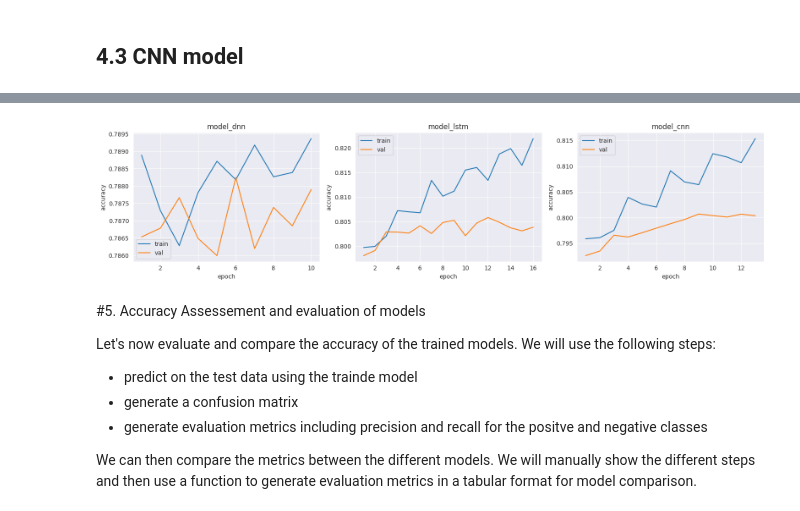
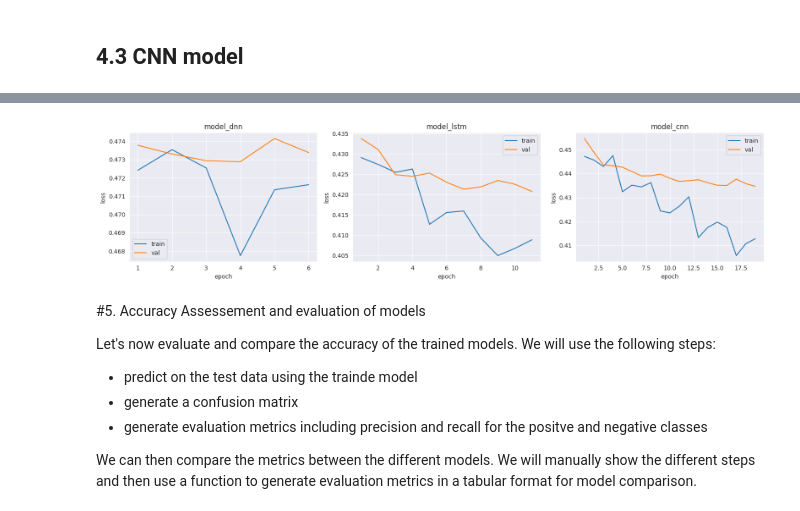
Before and after one commit to bparment1/deep-learning-nlp-intro, a Jupyter notebook: DNN_and_embedding_NLP_deep_learning.ipynb, the cells around one changed output, grey strips where cells are left out. Saved outputs shown, nothing was run; the diff lists cells and outputs as text; code cells hidden in the pictures.

```diff
--- a/DNN_and_embedding_NLP_deep_learning.ipynb
+++ b/DNN_and_embedding_NLP_deep_learning.ipynb
@@ -986,13 +1000,13 @@ x = layers.Embedding(input_dim = vocab_size,
 x = layers.Conv1D(16,kernel_size=5,padding='valid',activation='relu')(x)
 x = layers.GlobalAveragePooling1D()(x)
 outputs = layers.Dense(num_classes, activation="softmax")(x) # create the output layer, want binary outputs so use sigmoid activation
-model_cnn = tf.keras.Model(inputs, outputs, name= "model_cnn") # construct the model
+model_cnn = keras.Model(inputs, outputs, name= "model_cnn") # construct the model
 
 model_cnn._name = 'model_cnn' # set keras model name
 
 ## Compile model
-model_cnn.compile(optimizer=tf.keras.optimizers.Adam(),
-              loss=tf.keras.losses.SparseCategoricalCrossentropy(),
+model_cnn.compile(optimizer=keras.optimizers.Adam(),
+              loss=keras.losses.SparseCategoricalCrossentropy(),
               metrics=['accuracy'])
 
 model_cnn.summary()
@@ -1017,10 +1035,11 @@ _________________________________________________________________
 # %%
+#4-5min
 # Fit model
 batch_size =128
 epochs = 1
 # Fit model: takes between 50 and 60 minutes for epoch 10, about 10-12 minutes for 2 epochs
 
-cnn_history = model_cnn.fit(X_train,
+cnn_history = model_cnn.fit(X_train.values,
                 y_train,
                 batch_size=batch_size,
                 epochs=epochs,
@@ -1041,11 +1064,13 @@ Useful links:
+# %%
+model_path ='/content/gdrive/MyDrive/Colab Notebooks/deep-learning-nlp-intro/DNN_and_embedding_nlp/models'
 # %%
 list_models=[model_dnn,model_lstm,model_cnn] #use the model
 
 list_hist_df=[]
-epochs = 20
-#epochs=2
+epochs = epoch_val
 batch_size = 128
 steps_per_epoch=2600
+
 
 #if run_model=True then train model and store weights and history
 if run_model==True:
@@ -1062,10 +1087,10 @@ if run_model==True:
     if not os.path.exists(SAVE_DIR):
       os.makedirs(SAVE_DIR)
     print(SAVE_DIR)
-    callback_model_checkpoint = keras.callbacks.ModelCheckpoint(filepath=SAVE_DIR,
+    callback_model_checkpoint = keras.callbacks.ModelCheckpoint(filepath=os.path.join(SAVE_DIR,f'{model_name}.keras'),
                                                     monitor='val_accuracy',
                                                     save_best_only=True)
-    history_model = model.fit(X_train,
+    history_model = model.fit(X_train.values,
                 y_train,
                 batch_size=batch_size,
                 epochs=epochs,
@@ -1084,7 +1109,8 @@ if run_model==True:
     hist_csv_file = 'history_'+model_name+'_'+out_suffix+'.csv'
     with open(hist_csv_file, mode='w') as f:
         hist_df.to_csv(f)
-    model.save(model_name+'_'+out_suffix,save_format='tf')
+
+    model.save(f'{model_name}_{out_suffix}.keras')
     list_hist_df.append(hist_df)
     print("Saved model to disk ", model_name)
 
@@ -1099,17 +1125,19 @@ if run_model==False:
   for model_name in model_names:
     print(i)
     print(model_name)
-    fileglob ="*"+model_name+"*.h5"
+    fileglob ="*"+model_name+"*.keras"
     model_path_filename= os.path.join(model_path,fileglob) #classified
     model_path_filename = glob.glob(model_path_filename,recursive=False)[0]
     model=list_models[i]
     model.summary()
     print('This is the model path ',model_path_filename)
-    model.load_weights(model_path_filename)
+    model.load_weights(model_path_filename) #load pre-trained model weights
+
     fileglob ='*'+model_name+"*.csv"
     history_model_path = os.path.join(model_path,fileglob) #classified
     history_model_path = glob.glob(history_model_path,recursive=False)[0]
-    hist_df = pd.read_csv(history_model_path)
+    hist_df = pd.read_csv(history_model_path).drop(columns=['Unnamed: 0'])
+    hist_df.head()
     list_models[i]=model #put the updated model with weights in the list
     list_hist_df.append(hist_df)
     i=i+1
@@ -1161,21 +1220,21 @@ list_hist_df
 # %%
 num_models=3
 fig, ax = plt.subplots(1,num_models,figsize=(16,4))
 model_names=['model_dnn','model_lstm','model_cnn']
 
 for model_val in range(num_models):
   hist_df=list_hist_df[model_val]
   hist_df['epoch']=np.arange(1,hist_df.shape[0]+1)
-  ax[model_val].plot(hist_df['epoch'],hist_df['accuracy'],label='train')
-  ax[model_val].plot(hist_df['epoch'],hist_df['val_accuracy'],label='val')
+  ax[model_val].plot(hist_df['epoch'],hist_df['loss'],label='train')
+  ax[model_val].plot(hist_df['epoch'],hist_df['val_loss'],label='val')
   ax[model_val].set_title(model_names[model_val])
   ax[model_val].set_xlabel('epoch')
-  ax[model_val].set_ylabel('accuracy')
+  ax[model_val].set_ylabel('loss')
   ax[model_val].legend()
 
 fig.tight_layout()
 # %% [output]
-[figure, old version]
+[figure, new version]
 # %% [markdown]
 #5. Accuracy Assessement and evaluation of models
 
```
Also changed, not shown: parts of 49 cells of this notebook.
